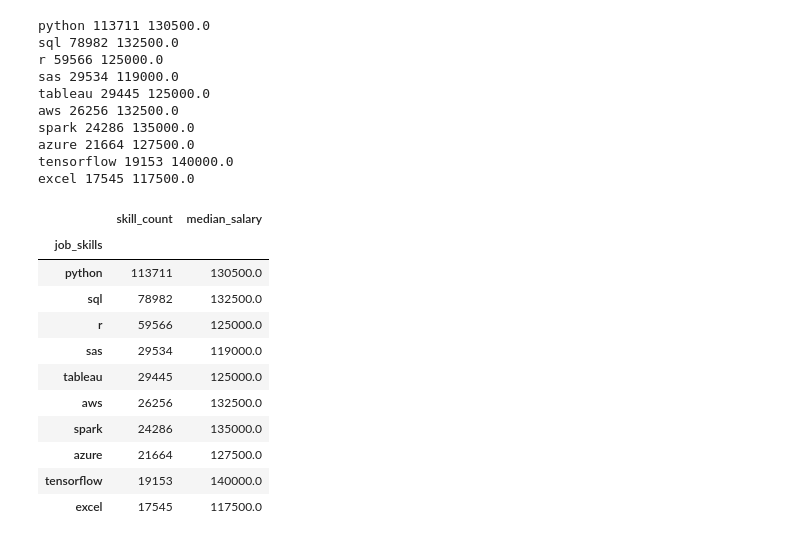
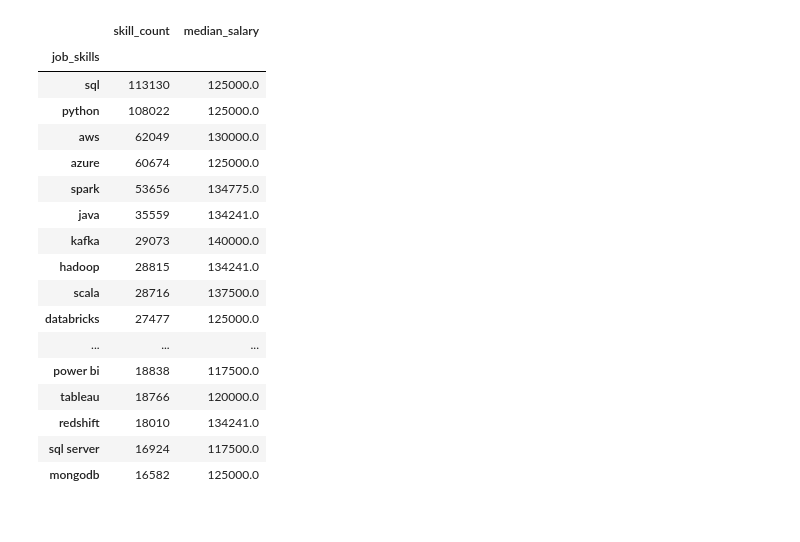
Before and after one commit to pawan-rai02/dataAnalysisPython, a Jupyter notebook: practice/scatterCharts.ipynb, the cells around one changed output. Drawn from its saved outputs; the diff is of its cells as text; code cells hidden in the pictures.

```diff
--- a/practice/scatterCharts.ipynb
+++ b/practice/scatterCharts.ipynb
@@ -10,7 +10,7 @@ df= dataset['train'].to_pandas()
 df['job_posted_date'] = pd.to_datetime(df['job_posted_date'])
 df['job_skills'] = df['job_skills'].apply(lambda x: ast.literal_eval(x) if pd.notna(x) else x)
 # %%
-df = df[df['job_title_short'] == 'Data Scientist']
+df = df[df['job_title_short'] == 'Data Engineer']
 df.head()
 # %% [output]
 |  | job_title_short | job_title | job_location | job_via | job_schedule_type | job_work_from_home | ... |
@@ -22,37 +22,27 @@ df.head()
-# %%
-for i, skill in enumerate(skill_counts.index):
-    print(skill, skill_counts['skill_count'].iloc[i],
-          skill_counts['median_salary'].iloc[i],
-          )
-# %% [output]
-python 113711 130500.0
-sql 78982 132500.0
-r 59566 125000.0
-sas 29534 119000.0
-tableau 29445 125000.0
-aws 26256 132500.0
-spark 24286 135000.0
-azure 21664 127500.0
-tensorflow 19153 140000.0
-excel 17545 117500.0
 # %%
 df_exploded = df.explode('job_skills')
 df_exploded
 skill_counts = df_exploded.groupby('job_skills').agg(
     skill_count = ('job_skills', 'count'),
     median_salary = ('salary_year_avg', 'median')
-).sort_values(by='skill_count', ascending=False).head(10)
+).sort_values(by='skill_count', ascending=False).head(20)
 skill_counts
 # %% [output]
 |  | skill_count | median_salary |
 | job_skills |  |  |
-| python | 113711 | 130500.0 |
-| sql | 78982 | 132500.0 |
-| r | 59566 | 125000.0 |
-| sas | 29534 | 119000.0 |
-| tableau | 29445 | 125000.0 |
-| aws | 26256 | 132500.0 |
-| spark | 24286 | 135000.0 |
-| azure | 21664 | 127500.0 |
-| tensorflow | 19153 | 140000.0 |
-| excel | 17545 | 117500.0 |
+| sql | 113130 | 125000.0 |
+| python | 108022 | 125000.0 |
+| aws | 62049 | 130000.0 |
+| azure | 60674 | 125000.0 |
+| spark | 53656 | 134775.0 |
+| java | 35559 | 134241.0 |
+| kafka | 29073 | 140000.0 |
+| hadoop | 28815 | 134241.0 |
+| scala | 28716 | 137500.0 |
+| databricks | 27477 | 125000.0 |
+| ... | ... | ... |
+| power bi | 18838 | 117500.0 |
+| tableau | 18766 | 120000.0 |
+| redshift | 18010 | 134241.0 |
+| sql server | 16924 | 117500.0 |
+| mongodb | 16582 | 125000.0 |
```
Also changed, not shown: parts of 4 cells of this notebook, 1 other file.
